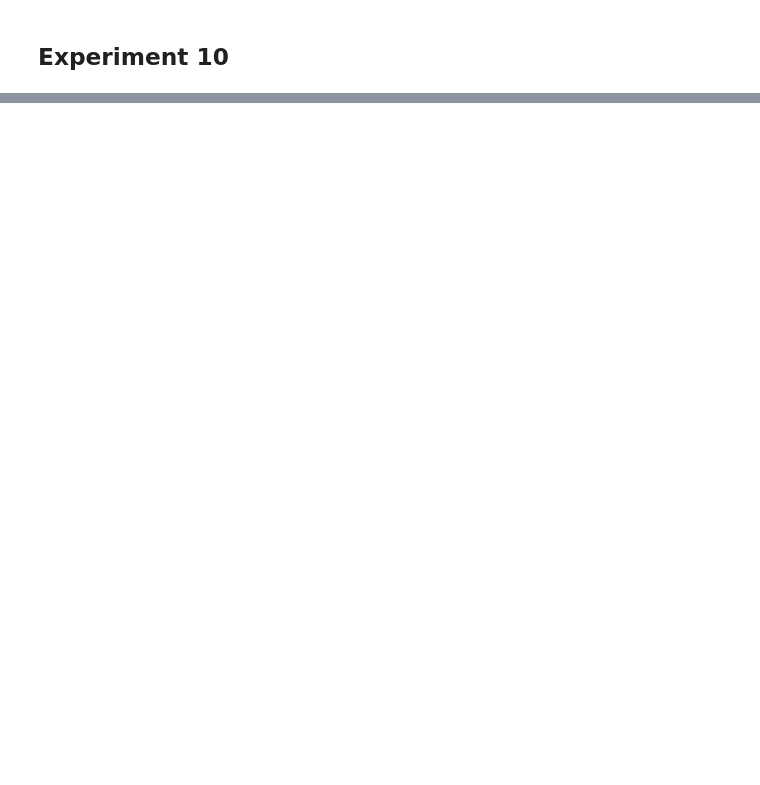
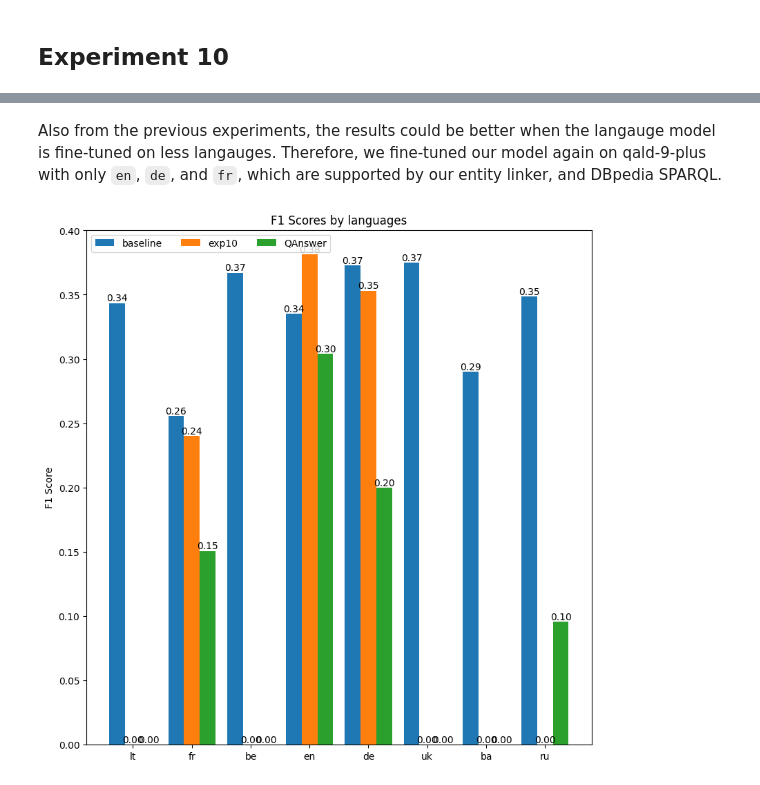
Before and after one commit to dice-group/MST5, a Jupyter notebook: notebooks/eval_results_dbpedia.ipynb, the cells around one changed output, grey strips where cells are left out. Cells and saved outputs as stored; diff of their text form; code cells hidden in the pictures; blank space fills up the shorter version.

```diff
--- a/notebooks/eval_results_dbpedia.ipynb
+++ b/notebooks/eval_results_dbpedia.ipynb
@@ -75,6 +100,6 @@ According to the experience from experiment for Wikidata, we first pre-trained o
 
 Since our entity linking tool for DBpedia only works for `en`, `de`, and `fr`, we only evaluated our model on these languages.
 # %%
-# https://gerbil-qa.aksw.org/gerbil/experiment?id=202306290000
-exp9 = pd.read_csv("../gerbil_results/mt5-lcquad-ling-qald9.csv")
-exp9
+# https://gerbil-qa.aksw.org/gerbil/experiment?id=202306300002
+exp10 = pd.read_csv("../gerbil_results/mt5-xl-qald-9-plus-dbpedia.csv")
+exp10
@@ -80,0 +111,10 @@ exp9
+# %% [markdown]
+Also from the previous experiments, the results could be better when the langauge model is fine-tuned on less langauges. Therefore, we fine-tuned our model again on qald-9-plus with only `en`, `de`, and `fr`, which are supported by our entity linker, and DBpedia SPARQL.
+# %%
+plot({
+    "baseline": baseline,
+    "exp10": exp10,
+    "QAnswer": qanswer
+}, x_distance=1.5)
+# %% [output]
+[figure, added]
```
Also changed, not shown: parts of 7 cells of this notebook.
